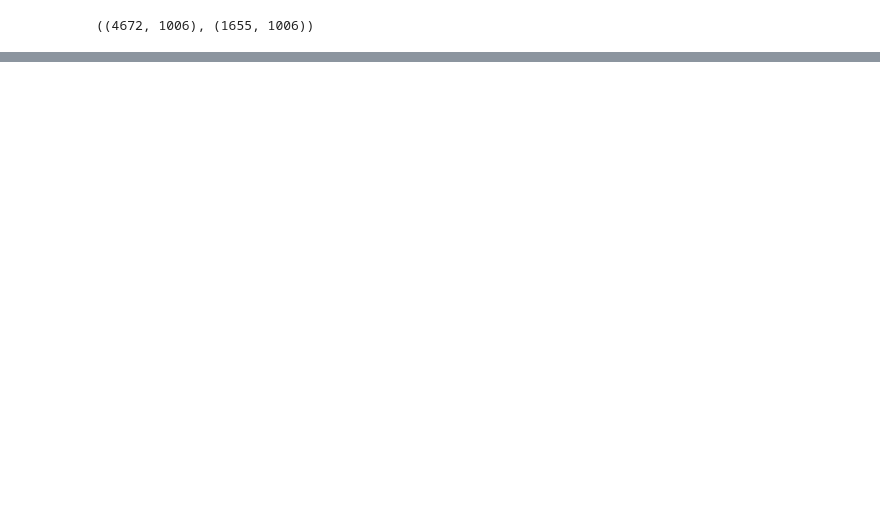
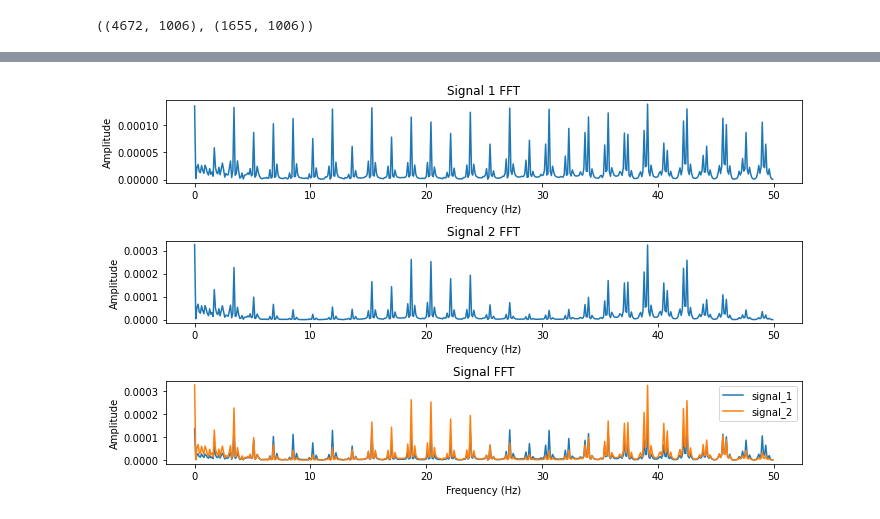
Before and after one commit to A-Big-Tortoise/NRSR_Research, a Jupyter notebook: Code/draft.ipynb, the cells around one changed output, grey strips where cells are left out. Saved outputs shown, nothing was run; the diff lists cells and outputs as text; code cells hidden in the pictures; blank space fills up the shorter version.

```diff
--- a/Code/draft.ipynb
+++ b/Code/draft.ipynb
@@ -51,0 +100,46 @@ for i in range(30):
+# %%
+def compare_fft(sign1, sign2, sample_rate=100):
+    # 计算信号的FFT
+    fft1 = np.fft.fft(sign1)
+    fft2 = np.fft.fft(sign2)
+
+
+    # 计算频率轴
+    n = len(sign1)
+    freq = np.fft.fftfreq(n, d=1/sample_rate)
+
+    # 仅保留正半轴的频谱
+    positive_freq_indices = np.where(freq >= 0)
+    positive_freq = freq[positive_freq_indices]
+    positive_fft1 = np.abs(fft1[positive_freq_indices])
+    positive_fft2 = np.abs(fft2[positive_freq_indices])
+
+    # 绘制FFT结果
+    plt.figure(figsize=(10, 6))
+    plt.subplot(3, 1, 1)
+    plt.title("Signal 1 FFT")
+    plt.plot(positive_freq, np.abs(positive_fft1))
+    plt.xlabel("Frequency (Hz)")
+    plt.ylabel("Amplitude")
+
+    plt.subplot(3, 1, 2)
+    plt.title("Signal 2 FFT")
+    plt.plot(positive_freq, np.abs(positive_fft2))
+    plt.xlabel("Frequency (Hz)")
+    plt.ylabel("Amplitude")
+
+    plt.subplot(3, 1, 3)
+    plt.title("Signal FFT")
+    plt.plot(positive_freq, np.abs(positive_fft1), label='signal_1')
+    plt.plot(positive_freq, np.abs(positive_fft2), label='signal_2')
+    plt.xlabel("Frequency (Hz)")
+    plt.ylabel("Amplitude")
+    plt.legend()
+    plt.tight_layout()
+    plt.show()
+
+compare_fft(signals_train[0], echod_signal, sample_rate=100)
+# plt.plot(echod_signal)
+# plt.plot()
+# %% [output]
+[figure, added]
```
Also changed, not shown: parts of 13 cells of this notebook, 26 other files.
